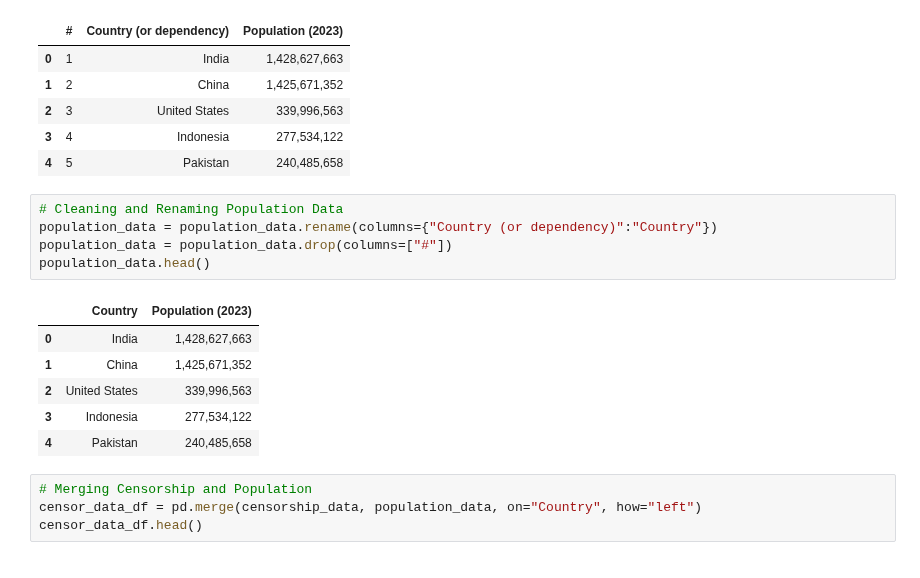
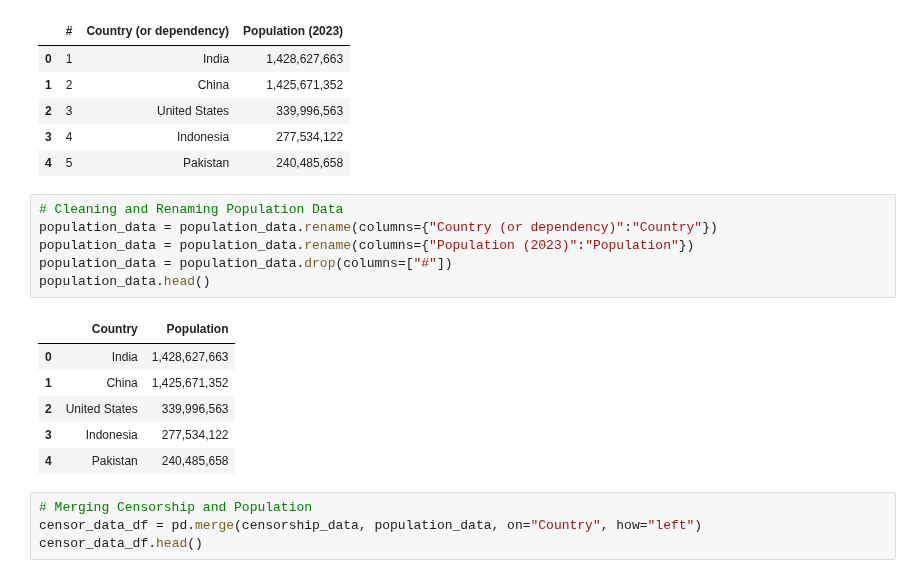
Before and after one commit to tiascott01/07_GroupProject1, a Jupyter notebook: Haylee/merge_resource_files.ipynb, the cells around one changed output. Saved outputs shown, nothing was run; the diff lists cells and outputs as text.

```diff
--- a/Haylee/merge_resource_files.ipynb
+++ b/Haylee/merge_resource_files.ipynb
@@ -41,10 +41,11 @@ population_data.head()
 # %%
 # Cleaning and Renaming Population Data
 population_data = population_data.rename(columns={"Country (or dependency)":"Country"})
+population_data = population_data.rename(columns={"Population (2023)":"Population"})
 population_data = population_data.drop(columns=["#"])
 population_data.head()
 # %% [output]
-|  | Country | Population (2023) |
+|  | Country | Population |
 | 0 | India | 1,428,627,663 |
 | 1 | China | 1,425,671,352 |
 | 2 | United States | 339,996,563 |
```
